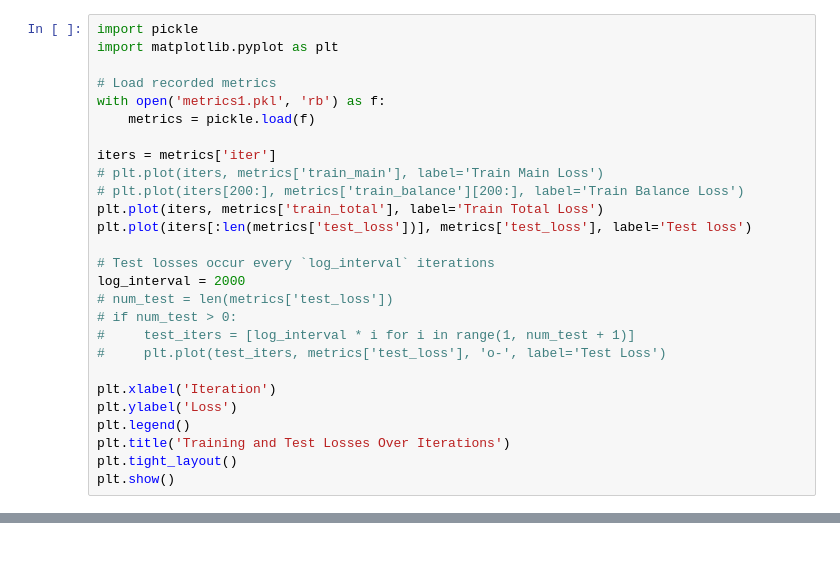
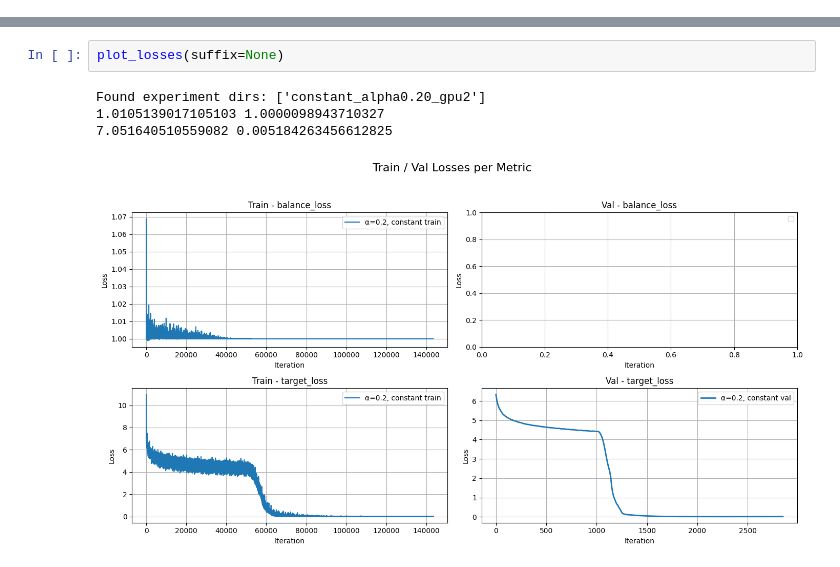
Before and after one commit to PavelPaha/Federated-Mixture-of-Experts-with-Personalized-Weighting, a Jupyter notebook: exp.ipynb, the cells around one changed output, grey strips where cells are left out. Drawn from its saved outputs; the diff is of its cells as text.

```diff
--- a/exp.ipynb
+++ b/exp.ipynb
@@ -1,27 +0,0 @@
-# %%
-import pickle
-import matplotlib.pyplot as plt
-
-# Load recorded metrics
-with open('metrics1.pkl', 'rb') as f:
-    metrics = pickle.load(f)
-
-iters = metrics['iter']
-# plt.plot(iters, metrics['train_main'], label='Train Main Loss')
-# plt.plot(iters[200:], metrics['train_balance'][200:], label='Train Balance Loss')
-plt.plot(iters, metrics['train_total'], label='Train Total Loss')
-plt.plot(iters[:len(metrics['test_loss'])], metrics['test_loss'], label='Test loss')
-
-# Test losses occur every `log_interval` iterations
-log_interval = 2000
-# num_test = len(metrics['test_loss'])
-# if num_test > 0:
-#     test_iters = [log_interval * i for i in range(1, num_test + 1)]
-#     plt.plot(test_iters, metrics['test_loss'], 'o-', label='Test Loss')
-
-plt.xlabel('Iteration')
-plt.ylabel('Loss')
-plt.legend()
-plt.title('Training and Test Losses Over Iterations')
-plt.tight_layout()
-plt.show()
@@ -241,0 +108,7 @@ torch.Size([1]) torch.Size([]) torch.Size([])
+# %%
+plot_losses(suffix=None)
+# %% [output]
+Found experiment dirs: ['constant_alpha0.20_gpu2']
+1.0105139017105103 1.0000098943710327
+7.051640510559082 0.005184263456612825
+[figure, added]
```
Also changed, not shown: parts of 11 cells of this notebook, 9 other files.
